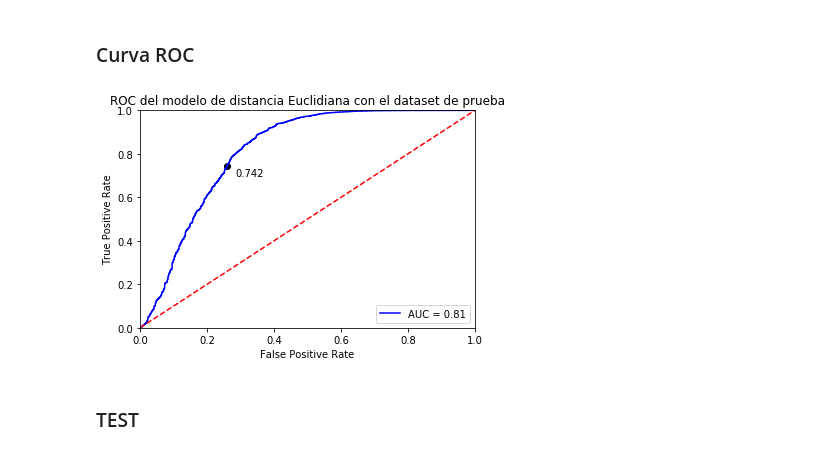
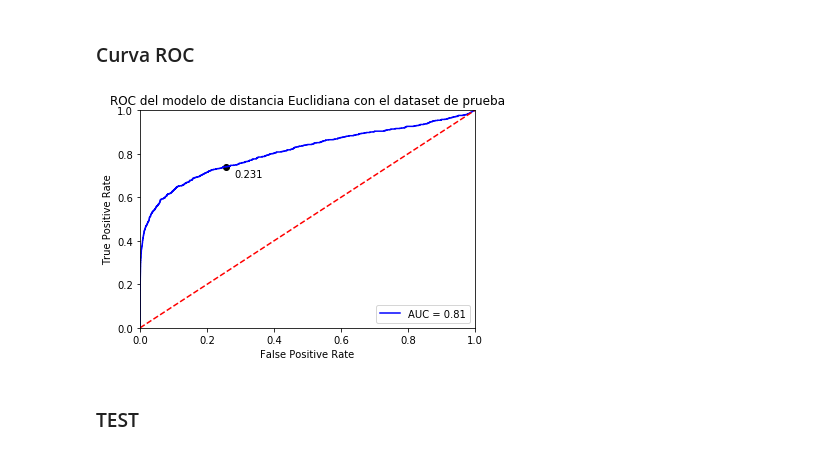
Before and after one commit to aronlo/tesis, a Jupyter notebook: euclidean_distance_final_metodology.ipynb, the cells around one changed output. Drawn from its saved outputs; the diff is of its cells as text; code cells hidden in the pictures.

```diff
--- a/euclidean_distance_final_metodology.ipynb
+++ b/euclidean_distance_final_metodology.ipynb
@@ -110,11 +109,11 @@ Equal Error Rate: punto donde los missrates y los far
 """
 #Primera forma de hallar el ERR
 def evaluate_EER(genuine_scores, impostor_scores):
-    #Se etiquetan los usuarios legítimos con 0 e impostores con 1
-    labels = [0] * len(genuine_scores) + [1] * len(impostor_scores)
+    #Se etiquetan los usuarios legítimos con 1 e impostores con 0
+    labels = [1] * len(genuine_scores) + [0] * len(impostor_scores)
 
     #Se utiliza el metodo de roc_curve para hallar los fpr, tpr y umbrales
-    fpr, tpr, thresholds = roc_curve(labels, genuine_scores + impostor_scores)
+    fpr, tpr, thresholds = roc_curve(labels, genuine_scores + impostor_scores, pos_label = 1)
 
     #Variable con los False Negative Rate (FNR) - miss
     missrates = 1 - tpr
@@ -170,11 +169,11 @@ def evaluate_EER(genuine_scores, impostor_scores):
 
 #Segunda forma de hallar el EER.
 def evaluate_EER_Thresh(genuine_scores, impostor_scores):
-    #Se etiquetan los usuarios legítimos con 0 e impostores con 1
-    labels = [0]*len(genuine_scores) + [1]*len(impostor_scores)
+    #Se etiquetan los usuarios legítimos con 1 e impostores con 0
+    labels = [1]*len(genuine_scores) + [0]*len(impostor_scores)
 
     #Se utiliza el metodo de roc_curve para hallar los fpr, tpr y umbrales
-    fpr, tpr, thresholds = roc_curve(labels, genuine_scores + impostor_scores)
+    fpr, tpr, thresholds = roc_curve(labels, genuine_scores + impostor_scores, pos_label = 1)
 
     #Se calcula el EER cuando el punto del fpr y del fpr se encuentran
     eer = brentq(lambda x: 1. - x - interp1d(fpr, tpr)(x), 0., 1.)
@@ -185,11 +184,11 @@ def evaluate_EER_Thresh(genuine_scores, impostor_scores):
 # Definición del método para graficar curva ROC
 # %%
 def plotCurveROC(genuine_scores, impostor_scores, title = 'Receiver Operating Characteristic'):
-    #Se etiquetan los usuarios legítimos con 0 e impostores con 1
-    labels = [0] * len(genuine_scores) + [1] * len(impostor_scores)
+    #Se etiquetan los usuarios legítimos con 1 e impostores con 0
+    labels = [1] * len(genuine_scores) + [0] * len(impostor_scores)
 
     #Se utiliza el metodo de roc_curve para hallar los fpr, tpr y umbrales
-    fpr, tpr, thresholds = roc_curve(labels, genuine_scores + impostor_scores)
+    fpr, tpr, thresholds = roc_curve(labels, genuine_scores + impostor_scores, pos_label = 1)
 
     roc_auc = evaluate_AUC(genuine_scores, impostor_scores)
 
@@ -204,12 +203,11 @@ def plotCurveROC(genuine_scores, impostor_scores, title = 'Receiver Operating Ch
     plt.show()
 
 def plotCurveROC_Threshold(genuine_scores, impostor_scores, threshold_value , threshold_x, threshold_y , color = "green" , title = 'Receiver Operating Characteristic'):
-    #Se etiquetan los usuarios legítimos con 0 e impostores con 1
-    labels = [0] * len(genuine_scores) + [1] * len(impostor_scores)
+    #Se etiquetan los usuarios legítimos con 1 e impostores con 0
+    labels = [1] * len(genuine_scores) + [0] * len(impostor_scores)
 
     #Se utiliza el metodo de roc_curve para hallar los fpr, tpr y umbrales
-    fpr, tpr, thresholds = roc_curve(labels, genuine_scores + impostor_scores)
-
+    fpr, tpr, thresholds = roc_curve(labels, genuine_scores + impostor_scores, pos_label = 1)
     roc_auc = evaluate_AUC(genuine_scores, impostor_scores)
 
     plt.title(title)
@@ -591,10 +589,10 @@ users_evaluation_dev
 98686 rows × 5 columns
 # %%
 #Obtenemos la listas de scores de los registros que deberian de catalogarse como genuinos por los modelos
-genuine_scores_dev = list(users_evaluation_dev.loc[users_evaluation_dev.y_test == "genuine", "score"])
+genuine_scores_dev = list(users_evaluation_dev.loc[users_evaluation_dev.y_test == "genuine", "std_score"])
 
 #Obtenemos la listas de scores de los registros que deberian de catalogarse como impostores por los modelos
-impostor_scores_dev = list(users_evaluation_dev.loc[users_evaluation_dev.y_test == "impostor", "score"])
+impostor_scores_dev = list(users_evaluation_dev.loc[users_evaluation_dev.y_test == "impostor", "std_score"])
 # %% [markdown]
 # Cálculo del umbral de decisión con el subdataset de DESARROLLO
 
@@ -704,7 +698,7 @@ users_evaluation_test = pd.DataFrame(users_evaluation_test)
  - **y_test:** cuando el user_model y user_id coinciden, entonces se usó un registro de usuario considerado genuino; caso contrario, es de un impostor
 # %%
 # OJO, aca se esta usando el score como umbral, si usaramos el score estandarizado, deberiamos de cambiar el sentido de la comparación
-users_evaluation_test['y_pred'] = np.where(users_evaluation_test['score'] <= thresh_dev, 'genuine', 'impostor')
+users_evaluation_test['y_pred'] = np.where(users_evaluation_test['std_score'] >= thresh_dev, 'genuine', 'impostor')
 
 users_evaluation_test.to_excel("./output/outputPredEuclideanTest.xlsx")
 
@@ -739,19 +733,19 @@ accuracy_score(y_test_test, y_pred_test)
 ### Curva ROC
 # %%
 #Obtenemos la listas de scores de los registros que deberian de catalogarse como genuinos por los modelos
-genuine_scores_test = list(users_evaluation_test.loc[users_evaluation_test.y_test == "genuine", "score"])
+genuine_scores_test = list(users_evaluation_test.loc[users_evaluation_test.y_test == "genuine", "std_score"])
 
 #Obtenemos la listas de scores de los registros que deberian de catalogarse como impostores por los modelos
-impostor_scores_test = list(users_evaluation_test.loc[users_evaluation_test.y_test == "impostor", "score"])
+impostor_scores_test = list(users_evaluation_test.loc[users_evaluation_test.y_test == "impostor", "std_score"])
 
 thresh_x, thresh_y, _ = find_fpr_and_tpr_given_a_threshold(genuine_scores_test, impostor_scores_test, thresh_dev)
 
-thresh_std = round(standardization(thresh_dev), 3)
+thresh_std = round(thresh_dev.tolist(), 3)
 
 #Ploteamos la curva ROC
 plotCurveROC_Threshold( genuine_scores_test, impostor_scores_test, thresh_std, thresh_x, thresh_y, "black",  title = "ROC del modelo de distancia Euclidiana con el dataset de prueba")
 # %% [output]
-[figure, old version]
+[figure, new version]
 # %% [markdown]
 ### TEST
 # %%
```
Also changed, not shown: parts of 16 cells of this notebook, 4 other files.
